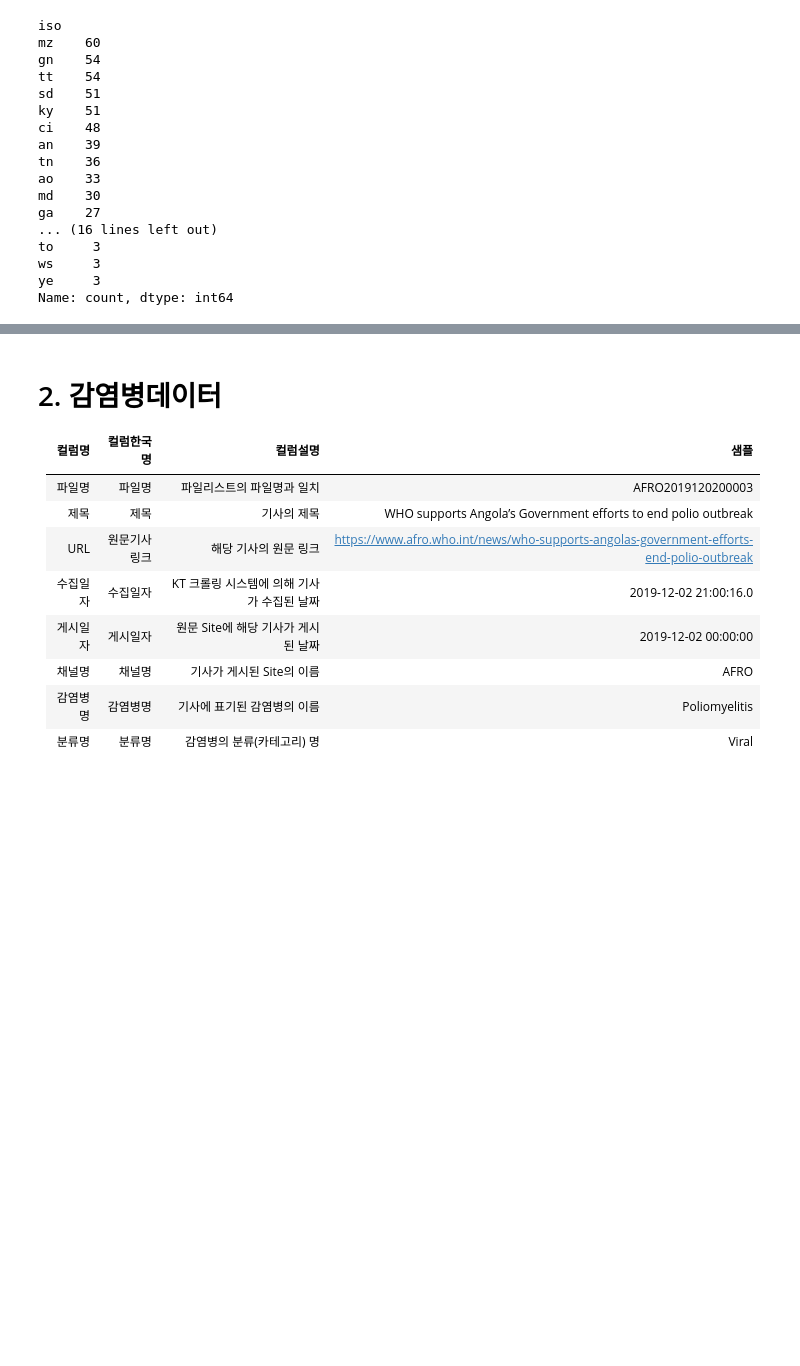
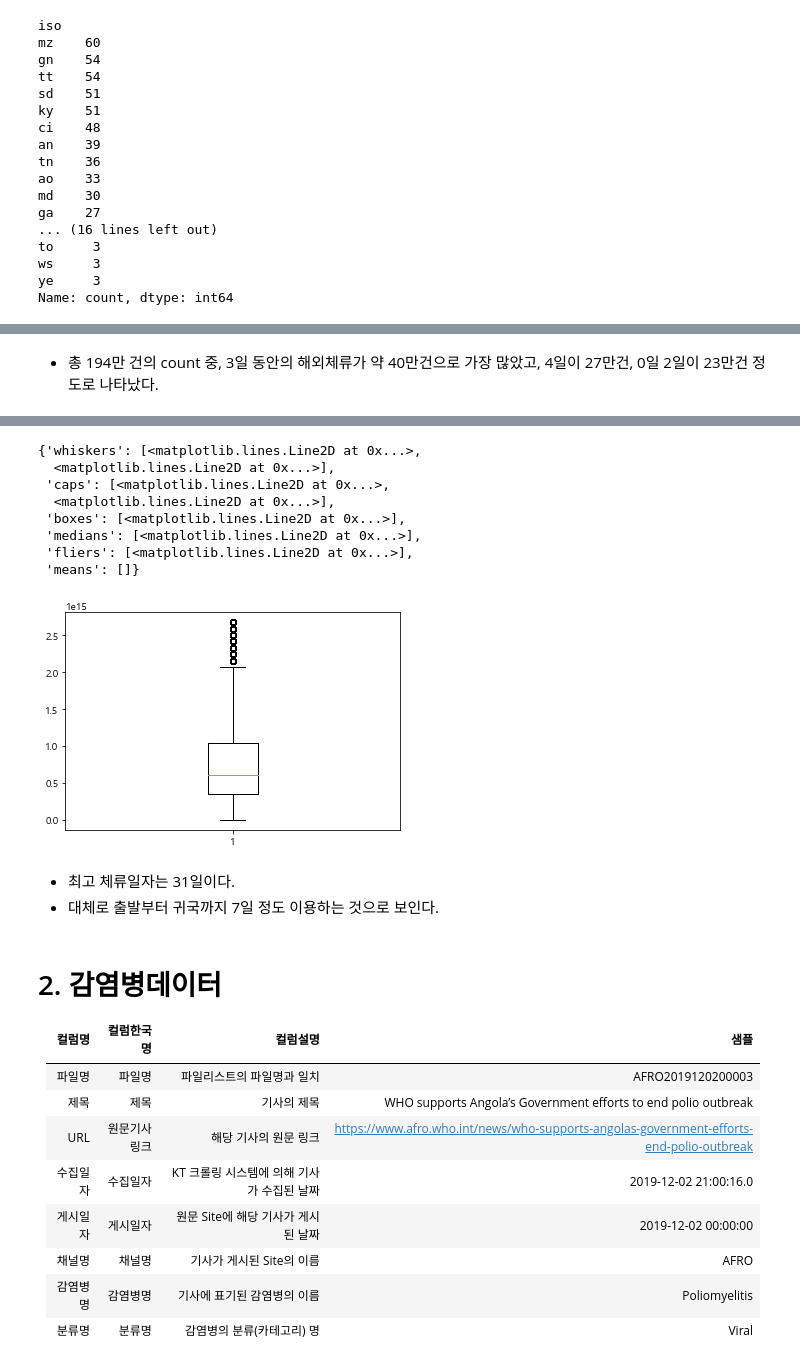
Before and after one commit to Hinterhalter/Post-COVID-19_modeling, a Jupyter notebook: Exploratory_Data_Analysis.ipynb, the cells around one changed output, grey strips where cells are left out. Drawn from its saved outputs; the diff is of its cells as text; code cells hidden in the pictures; blank space fills up the shorter version.

```diff
--- a/Exploratory_Data_Analysis.ipynb
+++ b/Exploratory_Data_Analysis.ipynb
@@ -103,0 +139,6 @@ Name: count, dtype: int64
+# %% [markdown]
+- 총 194만 건의 count 중, 3일 동안의 해외체류가 약 40만건으로 가장 많았고, 4일이 27만건, 0일 2일이 23만건 정도로 나타났다.
+# %%
+print(roam['stay'].describe().T)
+plt.boxplot(roam['stay'])
+# %% [output]
@@ -104,3 +154,15 @@ Name: count, dtype: int64
+{'whiskers': [<matplotlib.lines.Line2D at 0x...>,
+  <matplotlib.lines.Line2D at 0x...>],
+ 'caps': [<matplotlib.lines.Line2D at 0x...>,
+  <matplotlib.lines.Line2D at 0x...>],
+ 'boxes': [<matplotlib.lines.Line2D at 0x...>],
+ 'medians': [<matplotlib.lines.Line2D at 0x...>],
+ 'fliers': [<matplotlib.lines.Line2D at 0x...>],
+ 'means': []}
+[figure, added]
+# %% [markdown]
+- 최고 체류일자는 31일이다.
+- 대체로 출발부터 귀국까지 7일 정도 이용하는 것으로 보인다.
 # %% [markdown]
 # 2. 감염병데이터
 
```
Also changed, not shown: parts of 25 cells of this notebook.
